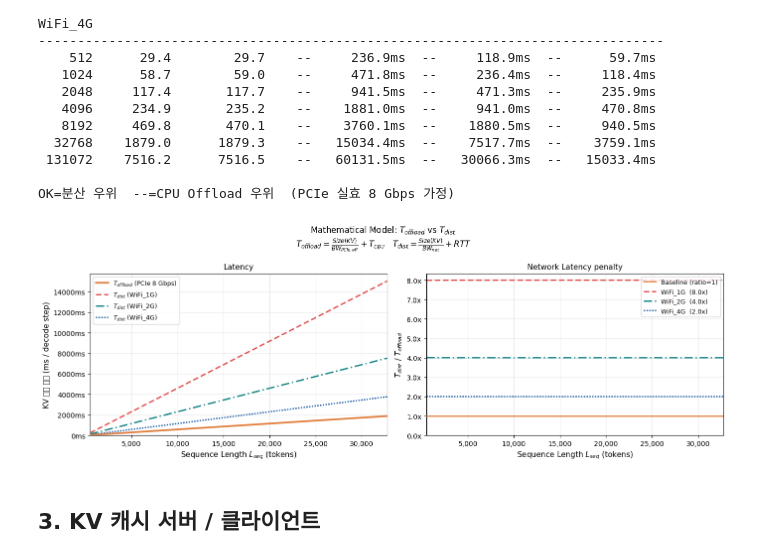
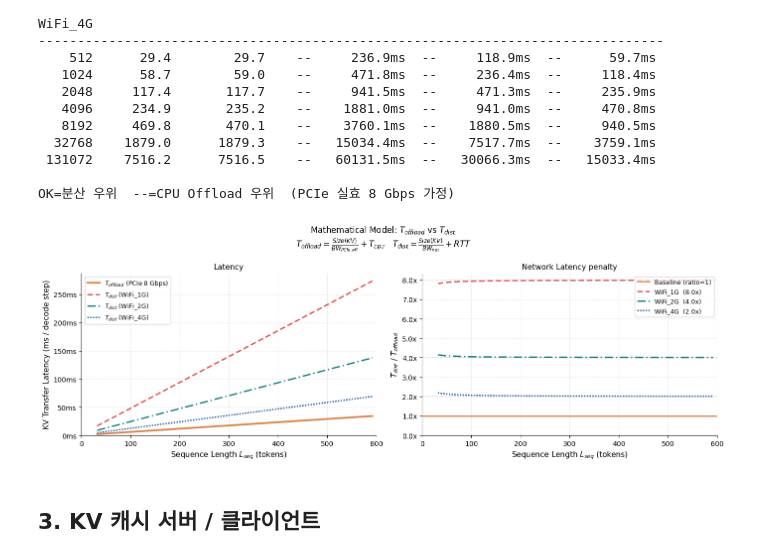
Before and after one commit to guddn/Distributed_KV_pair_OnLocalGPU, a Jupyter notebook: distributed_kv_complete.ipynb, the cells around one changed output. Drawn from its saved outputs; the diff is of its cells as text; code cells hidden in the pictures.

```diff
--- a/distributed_kv_complete.ipynb
+++ b/distributed_kv_complete.ipynb
@@ -182,7 +184,7 @@ KV @ 1000  : 57.34 MB
 OK=분산 우위  --=CPU Offload 우위  (PCIe 실효 8 Gbps 가정)
 # %%
 def plot_theoretical():
-    seq_range = np.arange(512, 32769, 256)
+    seq_range = np.arange(32, 601, 16)
     t_off = np.array([t_offload(s) * 1e3 for s in seq_range])
     t_nets = {
         name: np.array([t_dist(s, sc['bw_gbps'], sc['rtt_ms']) * 1e3
@@ -233,7 +235,7 @@ def plot_theoretical():
                 arrowprops=dict(arrowstyle='-', color=NET_COLOR[name],
                                 lw=0.8, shrinkA=0, shrinkB=0))
     ax.set_xlabel('Sequence Length $L_{seq}$ (tokens)', fontsize=11)
-    ax.set_ylabel('KV 전송 지연 (ms / decode step)', fontsize=11)
+    ax.set_ylabel('KV Transfer Latency (ms / decode step)', fontsize=11)
     ax.set_title('Latency', fontsize=11)
     ax.xaxis.set_major_formatter(
         ticker.FuncFormatter(lambda x, _: f'{int(x):,}'))
@@ -241,37 +243,37 @@ def plot_theoretical():
         ticker.FuncFormatter(lambda y, _: f'{y:.0f}ms'))
     ax.legend(fontsize=9, loc='upper left')
     ax.grid(True, alpha=0.3)
-    ax.set_xlim(seq_range[0], seq_range[-1])
+    ax.set_xlim(0, 600)
     ax.set_ylim(bottom=0)
 
     ax2 = axes[1]
     ax2.axhline(1.0, color=OFF_COLOR, lw=1.8, label='Baseline (ratio=1)', zorder=3)
     for name, t_net in t_nets.items():
         ratio = t_net / t_off
         ax2.plot(seq_range, ratio, color=NET_COLOR[name], lw=2,
                  dashes=NET_LSTYLE[name], zorder=2,
                  label=f'{name}  ({ratio[-1]:.1f}x)')
         ax2.axhline(ratio[-1], color=NET_COLOR[name],
                     lw=0.7, linestyle=':', alpha=0.45)
     ax2.set_xlabel('Sequence Length $L_{seq}$ (tokens)', fontsize=11)
     ax2.set_ylabel('$T_{dist}$ / $T_{offload}$', fontsize=11)
     ax2.set_title('Network Latency penalty', fontsize=11)
     ax2.xaxis.set_major_formatter(
         ticker.FuncFormatter(lambda x, _: f'{int(x):,}'))
     ax2.yaxis.set_major_formatter(
         ticker.FuncFormatter(lambda y, _: f'{y:.1f}x'))
     ax2.legend(fontsize=9, loc='upper right')
     ax2.grid(True, alpha=0.3)
-    ax2.set_xlim(seq_range[0], seq_range[-1])
+    ax2.set_xlim(0, 600)
     ax2.set_ylim(bottom=0)
 
     plt.tight_layout()
     plt.savefig('math_model.png', dpi=150, bbox_inches='tight')
     plt.show()
 
 plot_theoretical()
 # %% [output]
-[figure, old version]
+[figure, new version]
 # %% [markdown]
 ## 3. KV 캐시 서버 / 클라이언트
 # %%
```
Also changed, not shown: parts of 12 cells of this notebook.
